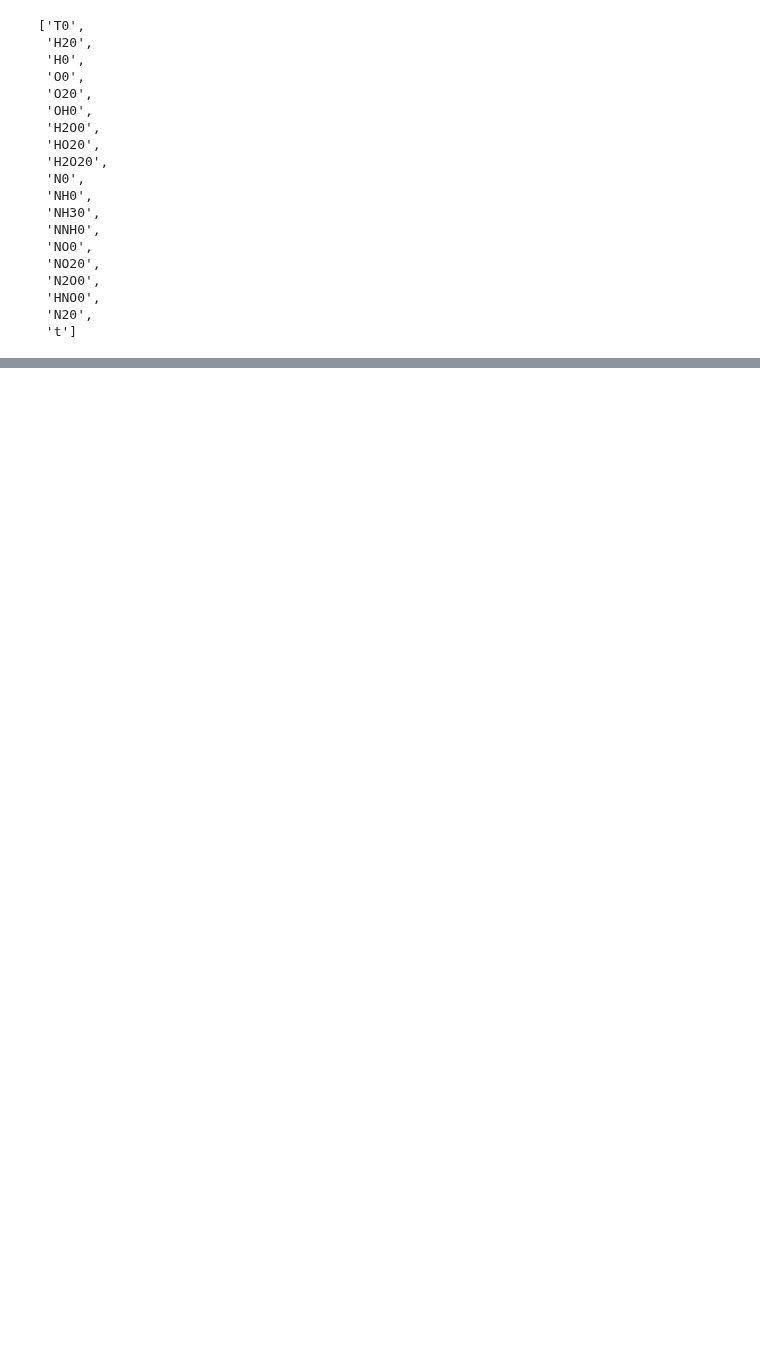
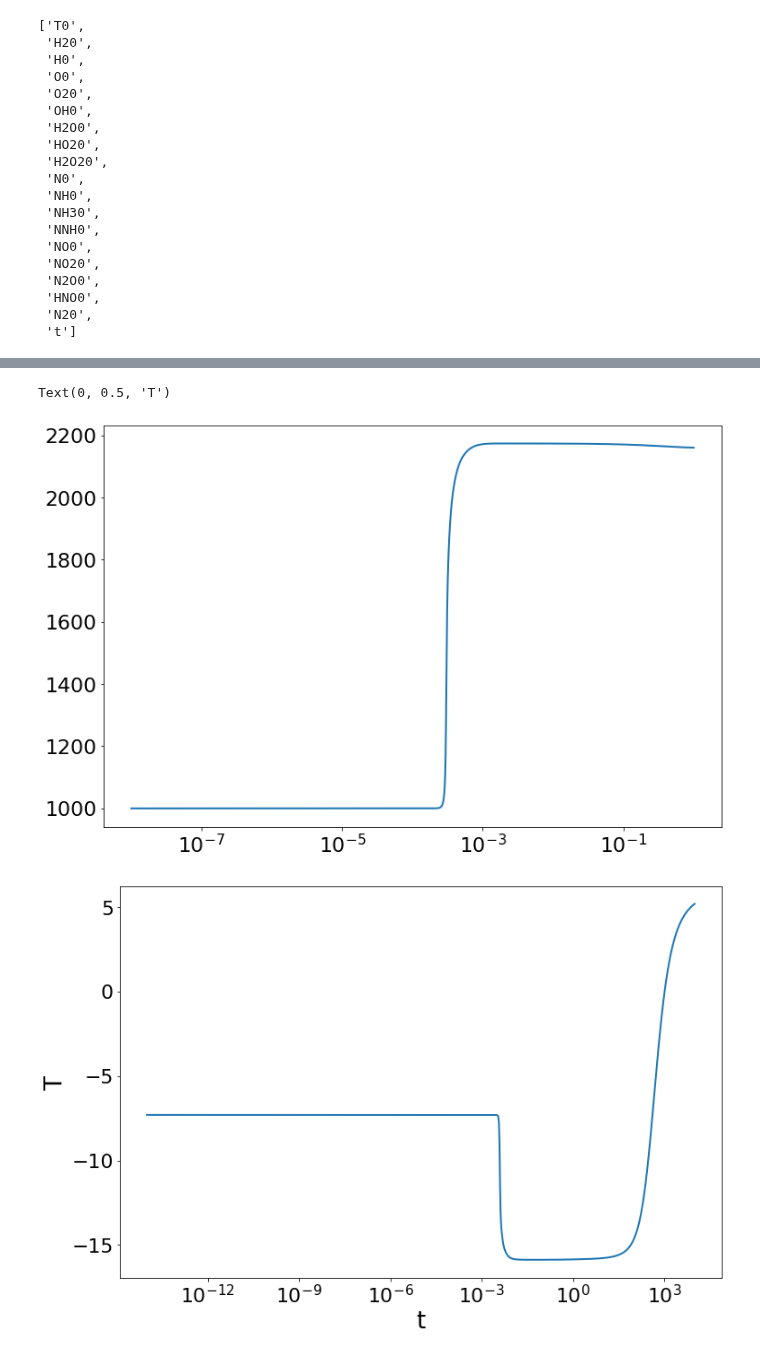
Before and after one commit to simoneventuri/ROMNet_, a Jupyter notebook: scripts/postprocessing/0DReactor/DeepONet/Predict_DeepONet_Species.ipynb, the cells around one changed output, grey strips where cells are left out. Drawn from its saved outputs; the diff is of its cells as text; code cells hidden in the pictures; blank space fills up the shorter version.

```diff
--- a/scripts/postprocessing/0DReactor/DeepONet/Predict_DeepONet_Species.ipynb
+++ b/scripts/postprocessing/0DReactor/DeepONet/Predict_DeepONet_Species.ipynb
@@ -579,33 +299,37 @@ plt.xscale('log')
 # %%
-iTrunk           = 6
+iTrunk           = 0
 iTest            = 0
 
-FileName         = OutputDir+'/'+str(NVarsRed)+'PC/'+DirName+'/ext/PC.csv.'+str(iTest+1)
+FileName         = OutputDir+'/Orig/'+DirName+'/ext/y.csv.'+str(iTest+1)
 Data             = pd.read_csv(FileName, header=0)
 
 fig = plt.figure(figsize=(12,8))
-plt.plot(Data['t'], Data['PC_'+str(iTrunk+1)])
+plt.plot(Data['t'], Data[Vars[iTrunk]])
 plt.xscale('log')
 
 
 iVarVec = range(1)
 
 tVecTot = np.logspace(-14,4,1000)
 
 output_ = model.net.system_of_components['DeepONet'].components['Trunk_'+str(iTrunk+1)].call(tVecTot[...,np.newaxis], model.net.layers_dict, None, None, training=False)
 
 
 
 fig = plt.figure(figsize=(12,8))
 
 for iVar in iVarVec:
 
     plt.plot(tVecTot, output_[:,iVar])
 
 #plt.xlim([1.e-6, 1.e-2])
 plt.xscale('log')
 plt.xlabel('t')
-plt.ylabel(r'$\Psi_{'+str(iTrunk+1)+'_{'+str(iVar+1)+'}}$')
+plt.ylabel(Vars[iTrunk])
+# %% [output]
+Text(0, 0.5, 'T')
+[figure, added]
+[figure, added]
 # %%
 FileName     = OutputDir + '/Orig/train/ext/SimIdxs.csv'
 Data         = pd.read_csv(FileName, header=0)
```
Also changed, not shown: parts of 20 cells of this notebook, 14 other files.
